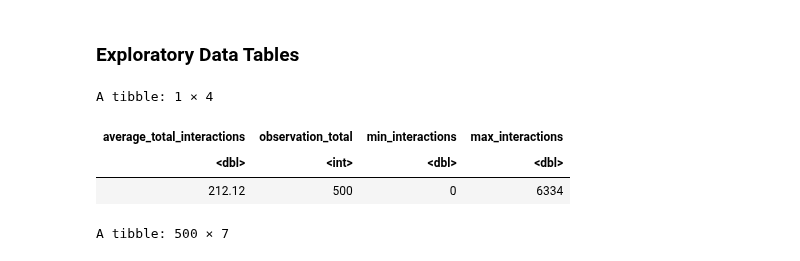
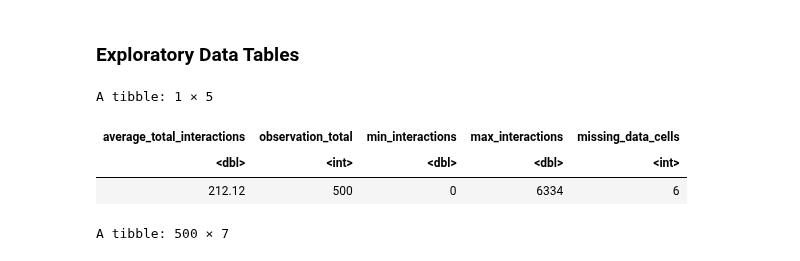
Before and after one commit to amellios/data_science_woohoo, a Jupyter notebook: Proposal.ipynb, the cells around one changed output. Cells and saved outputs as stored; diff of their text form; code cells hidden in the pictures.

```diff
--- a/Proposal.ipynb
+++ b/Proposal.ipynb
@@ -61,31 +79,35 @@ A tibble: 6 × 19
 # %%
 #The total interactions column includes comments, likes, and shares for a single post.
 #Using the total interactions column, a data table is created to summarize the total interactions for the overall dataset.
 
 #Min, Max, and Average of Total Interactions
 min_interactions <- min(facebook[["Total Interactions"]])
 max_interactions <- max(facebook[["Total Interactions"]])
 average_interactions <- mean(facebook[["Total Interactions"]])
 
 #Total Number of Observations
 observation_total <- nrow(facebook)
 
+missing_data_cells <- sum(is.na(facebook))
+
+
 #Total Number of Variables
 variable_total <- ncol(facebook)
 #Exploratory Data Analysis Table
 exploratory_table <- facebook %>%
                      mutate(facebook, average_total_interactions = average_interactions) %>%
                      mutate(facebook, observation_total = observation_total) %>%
                      mutate(facebook, min_interactions = min_interactions) %>%
                      mutate(facebook, max_interactions = max_interactions) %>%
-                     select(average_total_interactions, observation_total, min_interactions, max_interactions) %>%
+                     mutate(facebook, missing_data_cells = missing_data_cells) %>%
+                     select(average_total_interactions, observation_total, min_interactions, max_interactions, missing_data_cells) %>%
                      slice(1)
 exploratory_table
 # %% [output]
-A tibble: 1 × 4
+A tibble: 1 × 5
-| average_total_interactions | observation_total | min_interactions | max_interactions |
-| <dbl> | <int> | <dbl> | <dbl> |
-| 212.12 | 500 | 0 | 6334 |
+| average_total_interactions | observation_total | min_interactions | max_interactions | missing_data_cells |
+| <dbl> | <int> | <dbl> | <dbl> | <int> |
+| 212.12 | 500 | 0 | 6334 | 6 |
 # %%
 #This data table shows the time of the post and the number of comments, shares, and likes it gained.
 exploratory_table_2 <- facebook %>%
```
Also changed, not shown: parts of 1 cell of this notebook.
